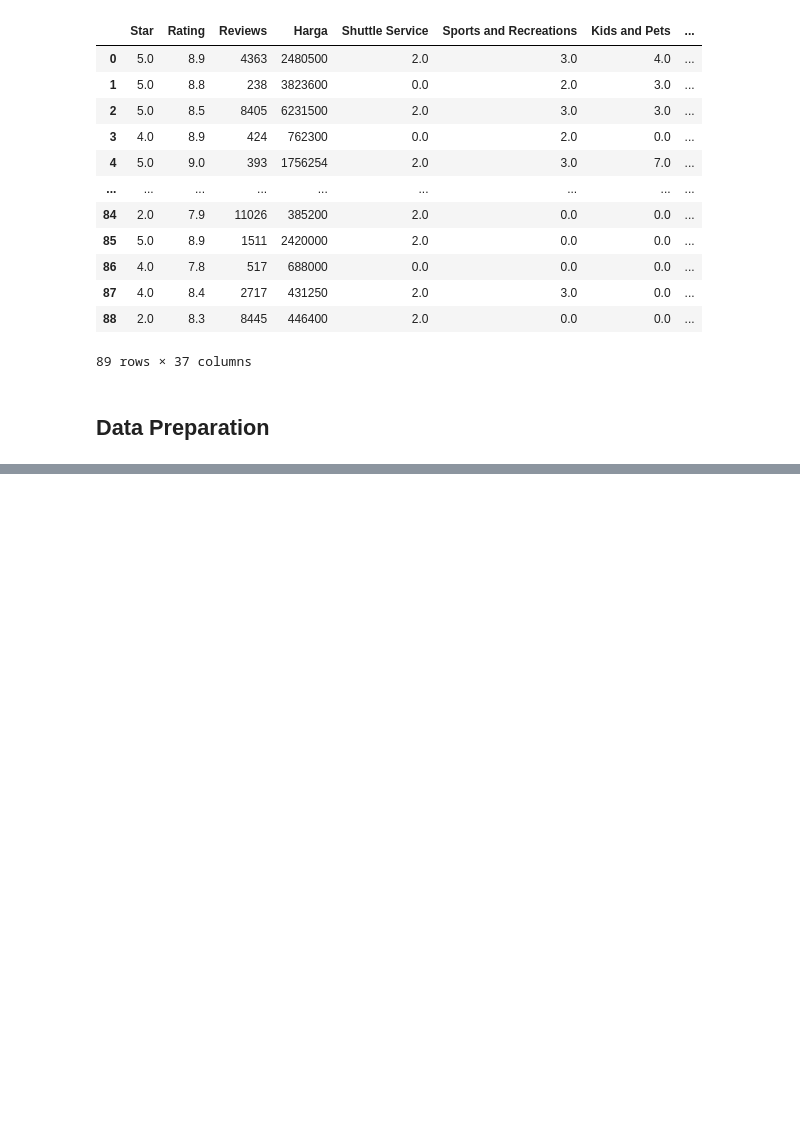
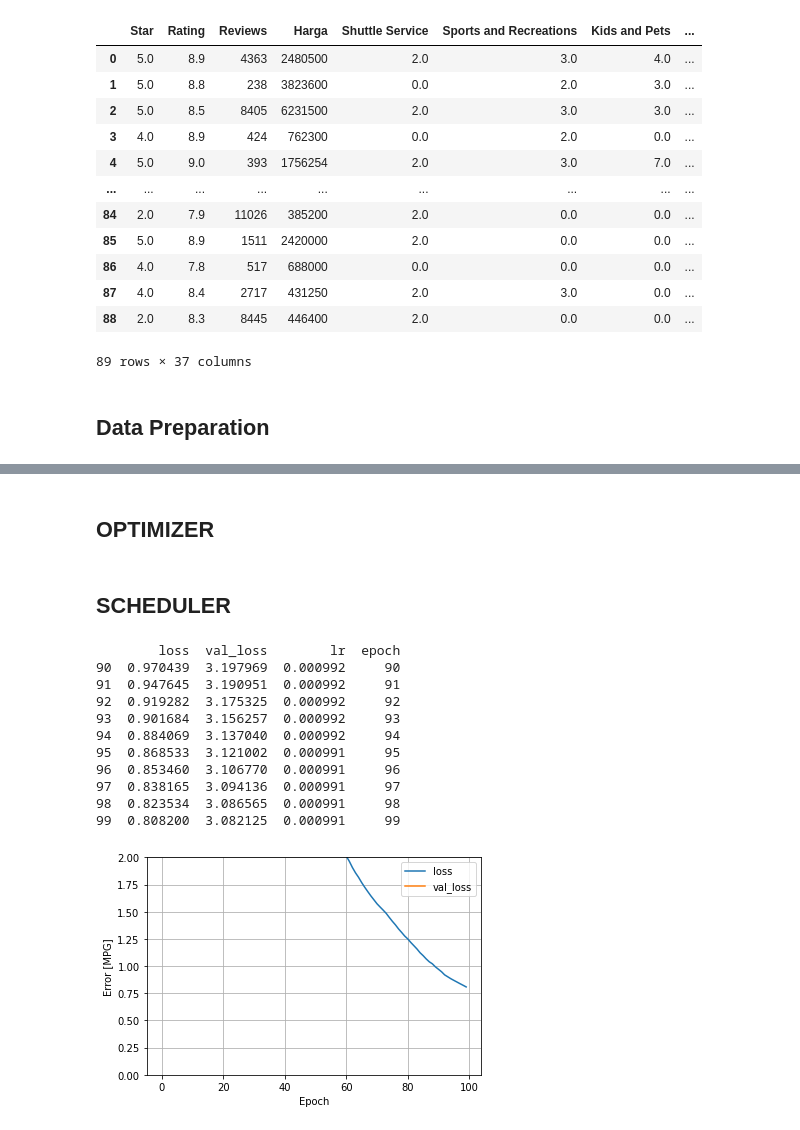
Before and after one commit to GusanwaAkbar/Traveloka-Hotel-Ranking, a Jupyter notebook: Machine-Learning/Capstone_Test_v2_(XGB,_LGBM,_CB).ipynb, the cells around one changed output, grey strips where cells are left out. Drawn from its saved outputs; the diff is of its cells as text; code cells hidden in the pictures; blank space fills up the shorter version.

```diff
--- a/Machine-Learning/Capstone_Test_v2_(XGB,_LGBM,_CB).ipynb
+++ b/Machine-Learning/Capstone_Test_v2_(XGB,_LGBM,_CB).ipynb
@@ -591,0 +439,8 @@ DNN_Pipeline(large_model())
+# %%
+regularizer = 0.000001
+dropout = 0
+schedul = -0.0001
+
+
+
+lr = 0.001
@@ -591,0 +528,52 @@ DNN_Pipeline(large_model())
+# %% [markdown]
+## OPTIMIZER
+# %%
+optimizer2 = tf.optimizers.Adam(learning_rate=lr)
+# %% [markdown]
+## SCHEDULER
+# %%
+def scheduler(epoch, lr):
+  if epoch < 10:
+    return lr
+  else:
+    return lr * tf.math.exp(schedul)
+# %%
+def DNN_Pipeline (model):
+
+    model.compile(optimizer= optimizer2, loss='mean_absolute_error')
+
+    history = model.fit(
+    train_features,
+    train_labels,
+    validation_split=0.2,
+    callbacks = tf.keras.callbacks.LearningRateScheduler(scheduler),
+    verbose=0, epochs=100)
+
+    hist = pd.DataFrame(history.history)
+    hist['epoch'] = history.epoch
+
+    plt.plot(history.history['loss'], label='loss')
+    plt.plot(history.history['val_loss'], label='val_loss')
+    plt.ylim([0, 2])
+    plt.xlabel('Epoch')
+    plt.ylabel('Error [MPG]')
+    plt.legend()
+    plt.grid(True)
+    print(hist.tail(10))
+
+    return model
+# %%
+small = DNN_Pipeline(small_model())
+# %% [output]
+        loss  val_loss        lr  epoch
+90  0.970439  3.197969  0.000992     90
+91  0.947645  3.190951  0.000992     91
+92  0.919282  3.175325  0.000992     92
+93  0.901684  3.156257  0.000992     93
+94  0.884069  3.137040  0.000992     94
+95  0.868533  3.121002  0.000991     95
+96  0.853460  3.106770  0.000991     96
+97  0.838165  3.094136  0.000991     97
+98  0.823534  3.086565  0.000991     98
+99  0.808200  3.082125  0.000991     99
+[figure, added]
```
Also changed, not shown: parts of 40 cells of this notebook.
